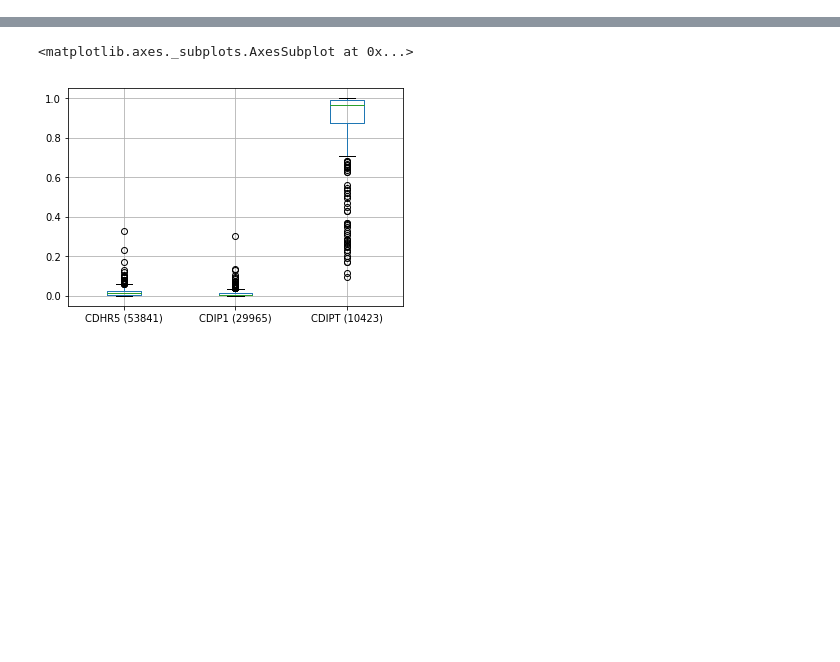
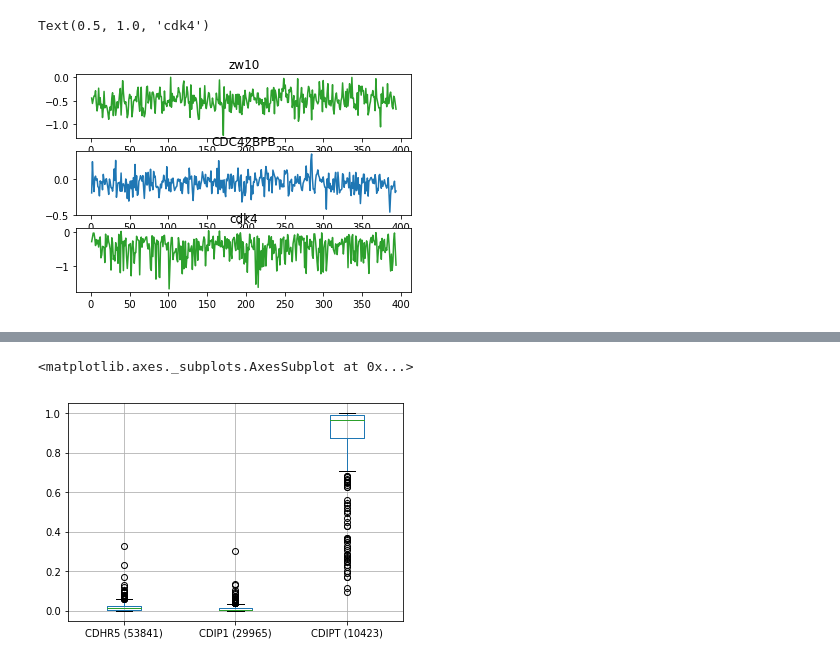
Before and after one commit to lannwal/projectlab, a Jupyter notebook: Exploration.ipynb, the cells around one changed output, grey strips where cells are left out. Drawn from its saved outputs; the diff is of its cells as text; code cells hidden in the pictures; blank space fills up the shorter version.

```diff
--- a/Exploration.ipynb
+++ b/Exploration.ipynb
@@ -73,0 +7,2 @@ plt.boxplot([cdk4,a,zw10])
+# %%
+effect = pd.read_csv("~/projectlab/data/18Q1/gene_effect.csv")
@@ -73,0 +75,17 @@ plt.boxplot([cdk4,a,zw10])
+# %%
+# same for the gene effect
+
+fig, axis = plt.subplots(3)
+#fig.subtitle("subplots")
+zw10 = effect["ZW10 (9183)"]
+cdk4 = effect["CDK4 (1019)"]
+length = np.arange(1,len(zw10)+1,1)
+axis[0].plot(length,zw10,"tab:green")
+axis[0].set_title("zw10")
+axis[1].plot(length,effect['CDC42BPB (9578)'])
+axis[1].set_title("CDC42BPB")
+axis[2].plot(length,cdk4,"tab:green")
+axis[2].set_title("cdk4")
+# %% [output]
+Text(0.5, 1.0, 'cdk4')
+[figure, added]
```
Also changed, not shown: parts of 45 cells of this notebook.
